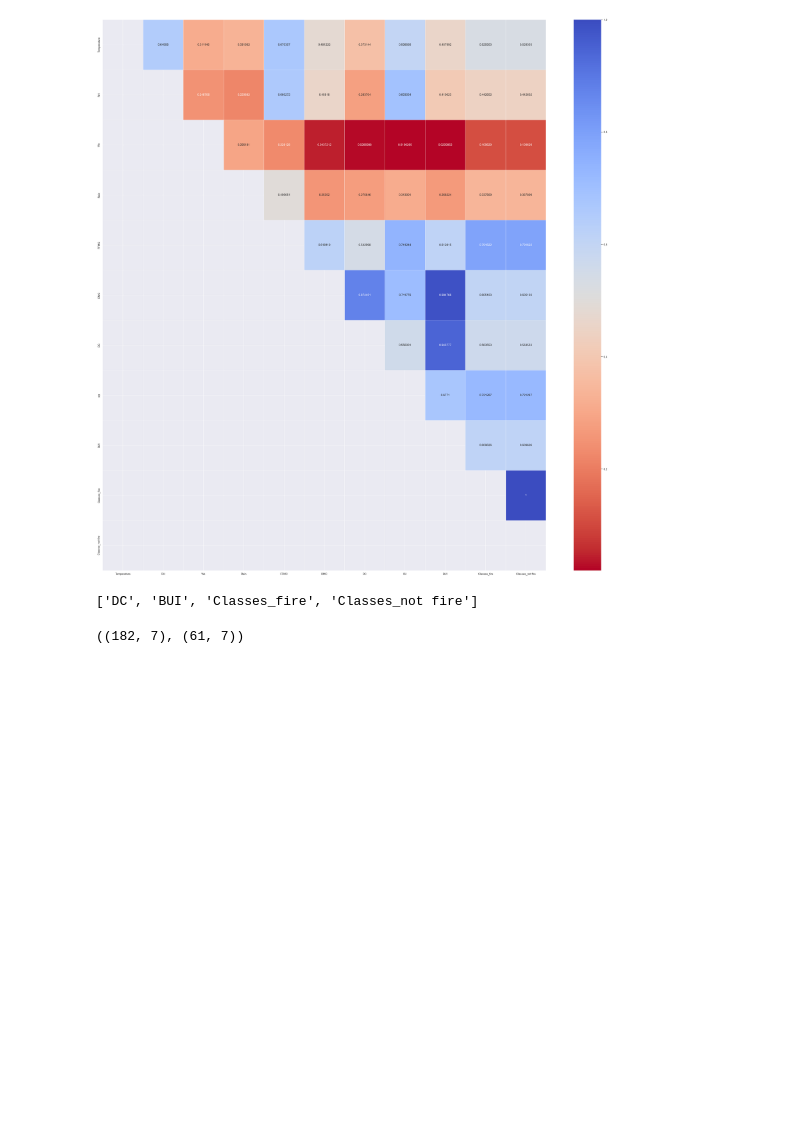
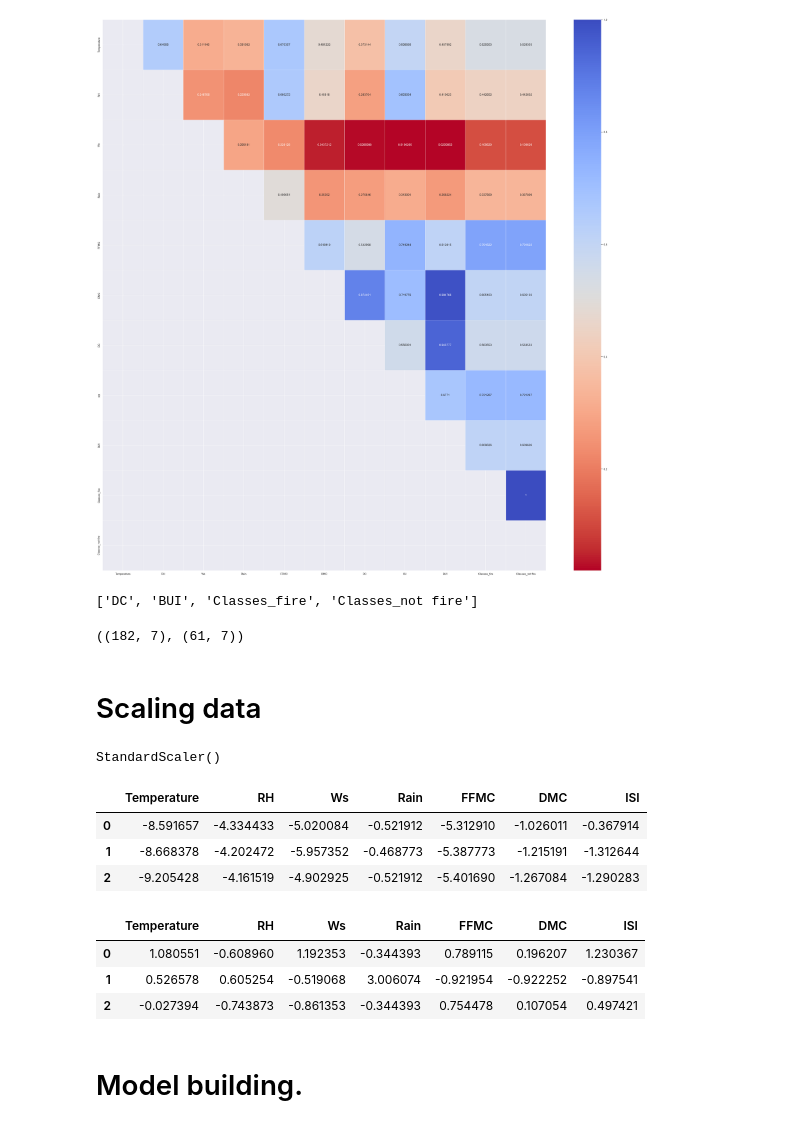
Before and after one commit to pinilDissanayaka/Algerian-Forest-Fires-Prediction, a Jupyter notebook: Notebook/Algerian_forest_fires_model.ipynb, the cells around one changed output. Cells and saved outputs as stored; diff of their text form; code cells hidden in the pictures; blank space fills up the shorter version.

```diff
--- a/Notebook/Algerian_forest_fires_model.ipynb
+++ b/Notebook/Algerian_forest_fires_model.ipynb
@@ -129,3 +130,32 @@ x_test.drop(columns = to_drop, axis = 1, inplace = True)
 x_train.shape, x_test.shape
 # %% [output]
 ((182, 7), (61, 7))
+# %% [markdown]
+# Scaling data
+# %%
+sc = StandardScaler()
+sc.fit(x_train)
+# %% [output]
+StandardScaler()
+# %%
+x_train1 = sc.transform(x_train)
+x_test1 = sc.transform(x_test)
+# %%
+x_train = pd.DataFrame(data = x_train1, columns = x_train.columns)
+x_test = pd.DataFrame(data = x_test1, columns = x_test.columns)
+# %%
+x_train.head(3)
+# %% [output]
+|  | Temperature | RH | Ws | Rain | FFMC | DMC | ISI |
+| 0 | -8.591657 | -4.334433 | -5.020084 | -0.521912 | -5.312910 | -1.026011 | -0.367914 |
+| 1 | -8.668378 | -4.202472 | -5.957352 | -0.468773 | -5.387773 | -1.215191 | -1.312644 |
+| 2 | -9.205428 | -4.161519 | -4.902925 | -0.521912 | -5.401690 | -1.267084 | -1.290283 |
+# %%
+x_test.head(3)
+# %% [output]
+|  | Temperature | RH | Ws | Rain | FFMC | DMC | ISI |
+| 0 | 1.080551 | -0.608960 | 1.192353 | -0.344393 | 0.789115 | 0.196207 | 1.230367 |
+| 1 | 0.526578 | 0.605254 | -0.519068 | 3.006074 | -0.921954 | -0.922252 | -0.897541 |
+| 2 | -0.027394 | -0.743873 | -0.861353 | -0.344393 | 0.754478 | 0.107054 | 0.497421 |
+# %% [markdown]
+# Model building.
```
Also changed, not shown: parts of 3 cells of this notebook.
